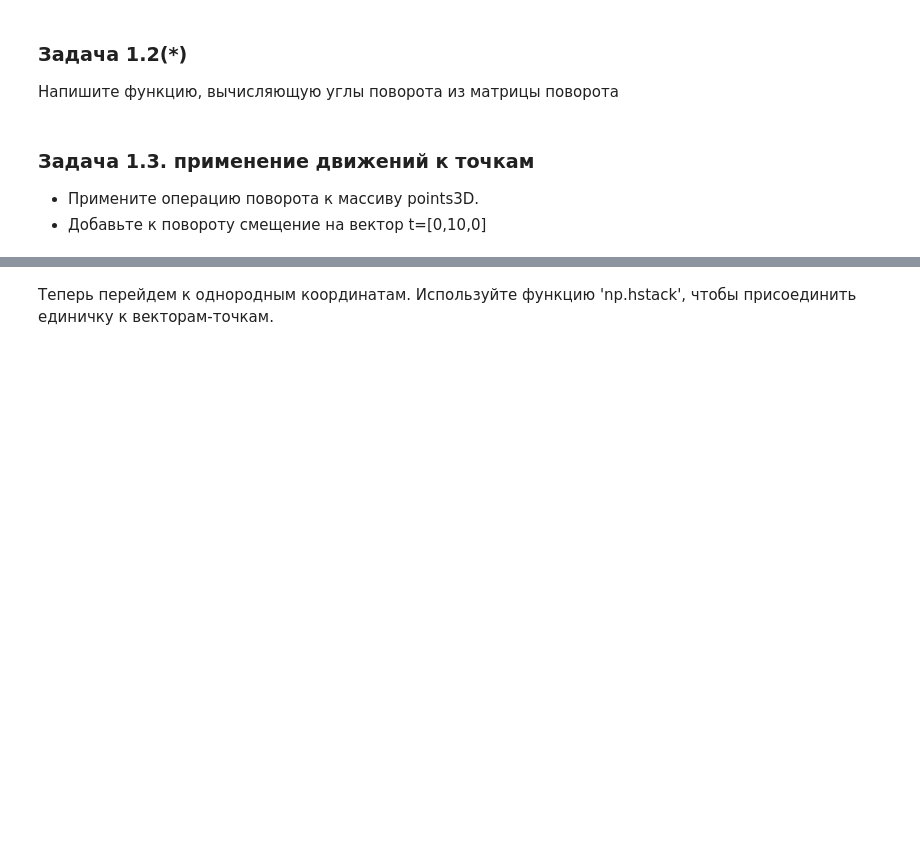
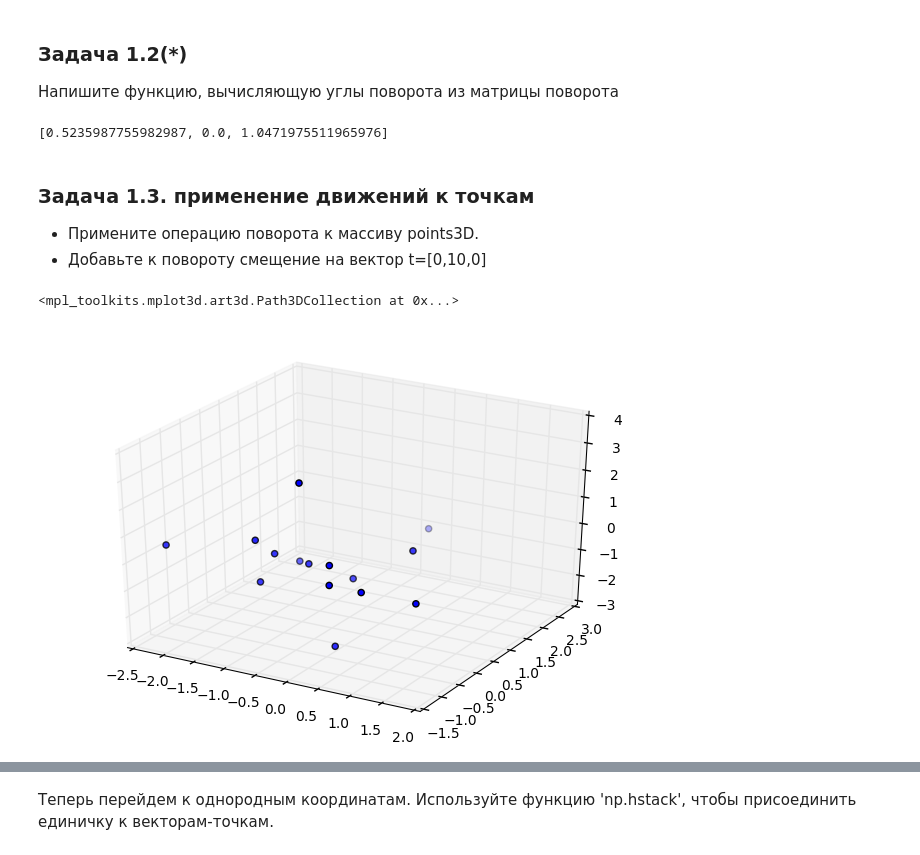
Before and after one commit to vicproon/camgeom, a Jupyter notebook: notebooks/geometry_and_monocular.ipynb, the cells around one changed output, grey strips where cells are left out. Cells and saved outputs as stored; diff of their text form; code cells hidden in the pictures; blank space fills up the shorter version.

```diff
--- a/notebooks/geometry_and_monocular.ipynb
+++ b/notebooks/geometry_and_monocular.ipynb
@@ -61,13 +16,3 @@ print 'scipy found, version is ', scipy.__version__
 # %% [markdown]
 ## 1. Движения
 Для начала сгенерируем точки которые будем двигать.
-# %%
-import numpy.random
-
-def generate_2d_points(N):
-    return np.random.multivariate_normal(np.zeros(2), np.eye(2), N)
-
-points = generate_2d_points(10)
-
-print 'points generated. ', points.shape
-print points
@@ -90,3 +25,6 @@ def generate_3d_points(N):
+# %%
+def generate_3d_points(N):
+    return np.random.multivariate_normal(np.zeros(3), np.eye(3), N)
 # %%
 f = plt.figure()
 from mpl_toolkits import mplot3d
@@ -129,3 +71,12 @@ print rot_angles(R)
+# %%
+def rot_angles(m):
+    return [math.atan2(m[2][1], m[1][1]),
+            math.atan2(m[0][2], m[0][0]),
+            math.atan2(-m[0][1], math.sqrt(pow(m[0][2],2) + pow(m[0][0], 2)))]
+print rot_angles(R)
+assert(np.allclose(rot_matrix(rot_angles(R)), R))
+# %% [output]
+[0.5235987755982987, 0.0, 1.0471975511965976]
 # %% [markdown]
 ### Задача 1.3. применение движений к точкам
 * Примените операцию поворота к массиву points3D.
@@ -133,9 +84,16 @@ print rot_angles(R)
 # %%
 # поворот вставьте сюда. отобразите результат
 def rotate(points, rot_mat):
-    pass
+    return np.array([rot_mat.dot(point) for point in points])
 
 rotated_points = rotate(points3D, R)
+# %%
+f = plt.figure()
+ax = mplot3d.Axes3D(f)
+ax.scatter(rotated_points[:, 0], rotated_points[:, 1], rotated_points[:, 2])
+# %% [output]
+<mpl_toolkits.mplot3d.art3d.Path3DCollection at 0x...>
+[figure, added]
 # %%
 t = np.array([0.0, 10.0, 0.0])
 # сдвиг вставьте сюда. отобразите результат
```
Also changed, not shown: parts of 30 cells of this notebook.
